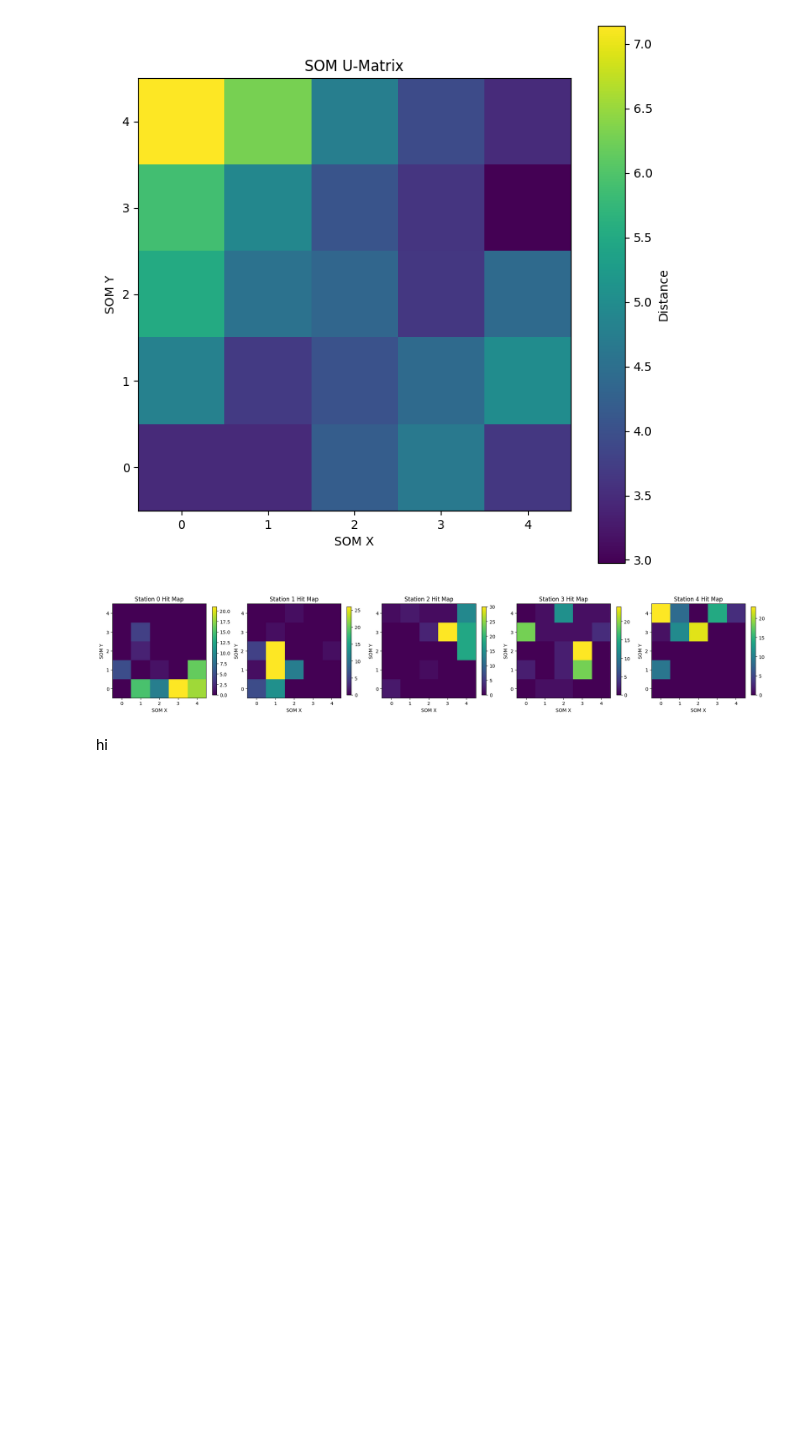
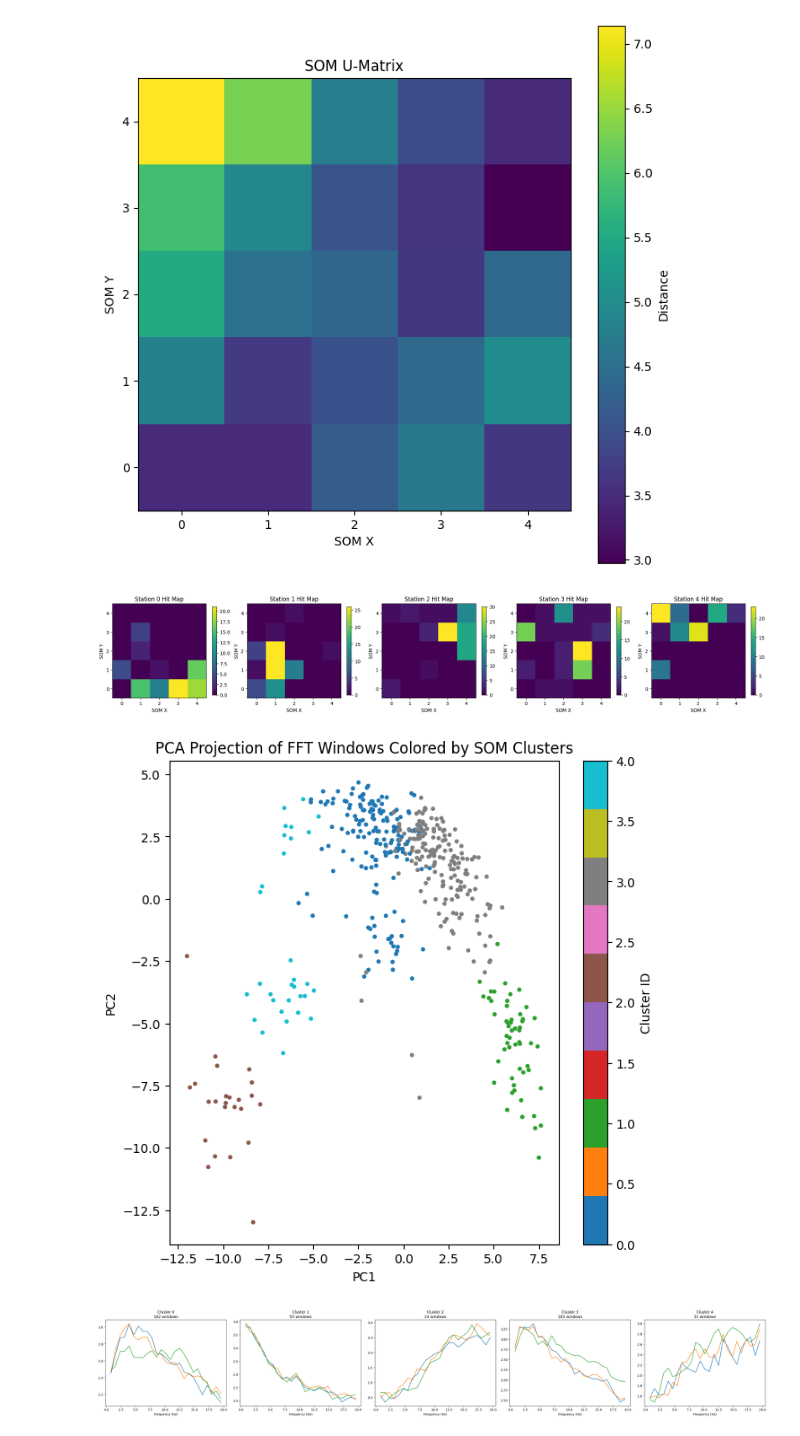
Before and after one commit to tarvinarora/Spectral-Clustering-Neural-Networks-SOM-, a Jupyter notebook: FFT_16.ipynb, the cells around one changed output. Drawn from its saved outputs; the diff is of its cells as text; code cells hidden in the pictures; blank space fills up the shorter version.

```diff
--- a/FFT_16.ipynb
+++ b/FFT_16.ipynb
@@ -230,5 +235,48 @@ def plot_station_hit_maps(station_hit_maps):
 plot_station_hit_maps(station_hit_maps)
 # %% [output]
 [figure]
-# %% [markdown]
-hi
+# %%
+from sklearn.cluster import KMeans
+
+# Flatten SOM weights from (som_x, som_y, input_len) → (som_x*som_y, input_len)
+weights = som._weights.reshape(som_x * som_y, -1)
+
+# Choose number of clusters (try 3, 4, 5)
+k = 5
+kmeans = KMeans(n_clusters=k, random_state=0)
+node_labels = kmeans.fit_predict(weights)
+# %%
+# Convert BMUs into cluster IDs
+sample_labels = []
+
+for idx, (bx, by) in enumerate(bmus):
+    node_id = bx * som_y + by    # consistent with your grid layout
+    sample_labels.append(node_labels[node_id])
+
+sample_labels = np.array(sample_labels)
+# %%
+from sklearn.decomposition import PCA
+
+from sklearn.preprocessing import StandardScaler
+
+scaler = StandardScaler()
+X_scaled = scaler.fit_transform(X)
+
+pca = PCA(n_components=2)
+X_pca = pca.fit_transform(X_scaled)
+
+plt.figure(figsize=(7,7))
+plt.scatter(
+    X_pca[:,0], X_pca[:,1],
+    c=sample_labels,
+    cmap='tab10',
+    s=12,
+    edgecolor='none'
+)
+plt.title("PCA Projection of FFT Windows Colored by SOM Clusters")
+plt.xlabel("PC1")
+plt.ylabel("PC2")
+plt.colorbar(label="Cluster ID")
+plt.show()
+# %% [output]
+[figure, added]
@@ -234,0 +306,4 @@ hi
+# %%
+plot_cluster_means(X, sample_labels, freqs_band)
+# %% [output]
+[figure, added]
```
Also changed, not shown: parts of 3 cells of this notebook, 7 other files.
